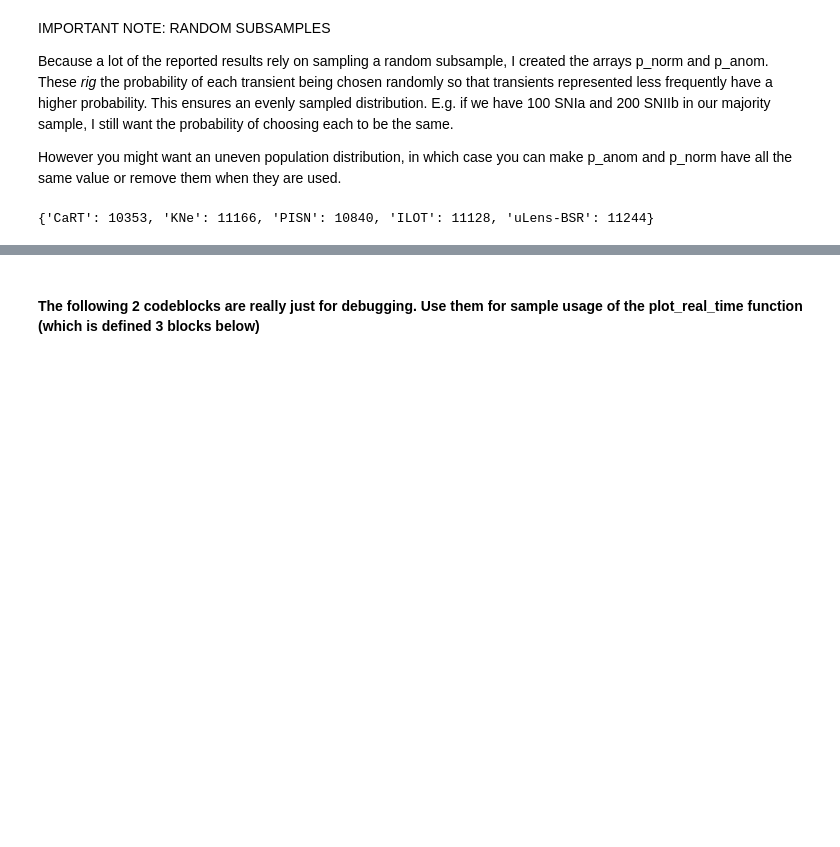
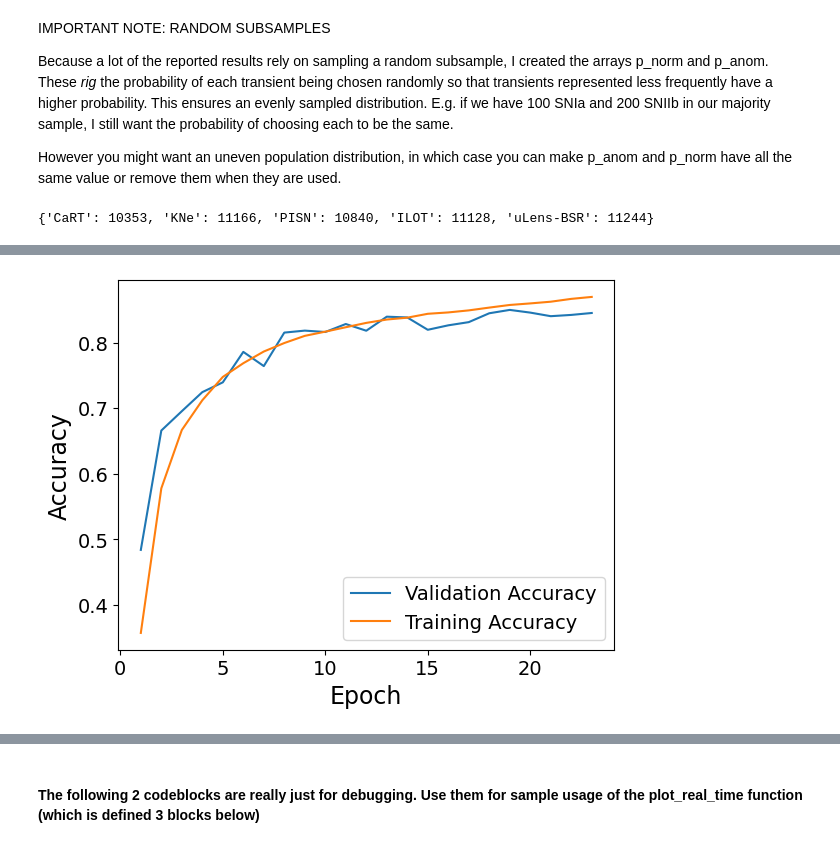
Before and after one commit to Rithwik-G/AstroMCAD, a Jupyter notebook: AstroMCAD.ipynb, the cells around one changed output, grey strips where cells are left out. Cells and saved outputs as stored; diff of their text form; code cells hidden in the pictures; blank space fills up the shorter version.

```diff
--- a/AstroMCAD.ipynb
+++ b/AstroMCAD.ipynb
@@ -55,6 +78,7 @@ colors = ['r', 'g', 'y', 'b', 'purple', 'orange', 'gray', 'k', 'm', 'c', 'brown'
 # %%
 # Load pickle files
 full_data = []
-for filename in file_names:
-  data = pickle.load(open(f"ZTF_sims/{filename}", "rb"))
-  full_data.append(data)
+for i, filename in enumerate(file_names):
+    print(f"Loading file {filename} {i+1}/{len(file_names)} ...")
+    data = pickle.load(open(f"ZTF_sims/{filename}", "rb"))
+    full_data.append(data)
@@ -1194,7 +1344,9 @@ def plot_history(filepath, s= None):
 # %%
 matplotlib.style.use('default')
 
-plot_history(f'Models/RedshiftLatent_{latent_size}_historyFINALFINAL', s = 'last/AccuracyHistory')
+plot_history(f'Models/RedshiftLatent_{latent_size}_history', s = 'last/AccuracyHistory')
+# %% [output]
+[figure, added]
 # %%
 # Get UMAP reducer and plot UMAP
 
```
Also changed, not shown: parts of 48 cells of this notebook.
